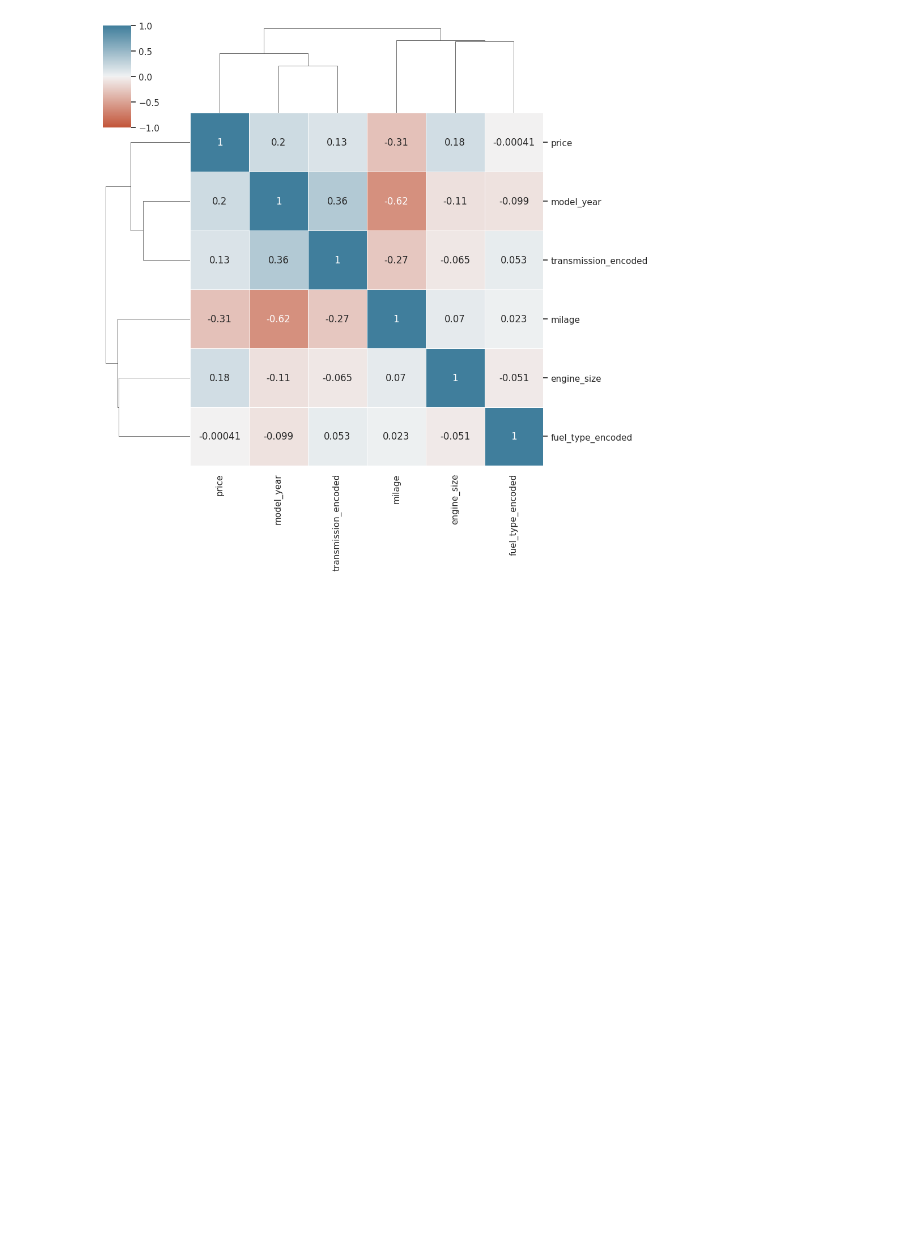
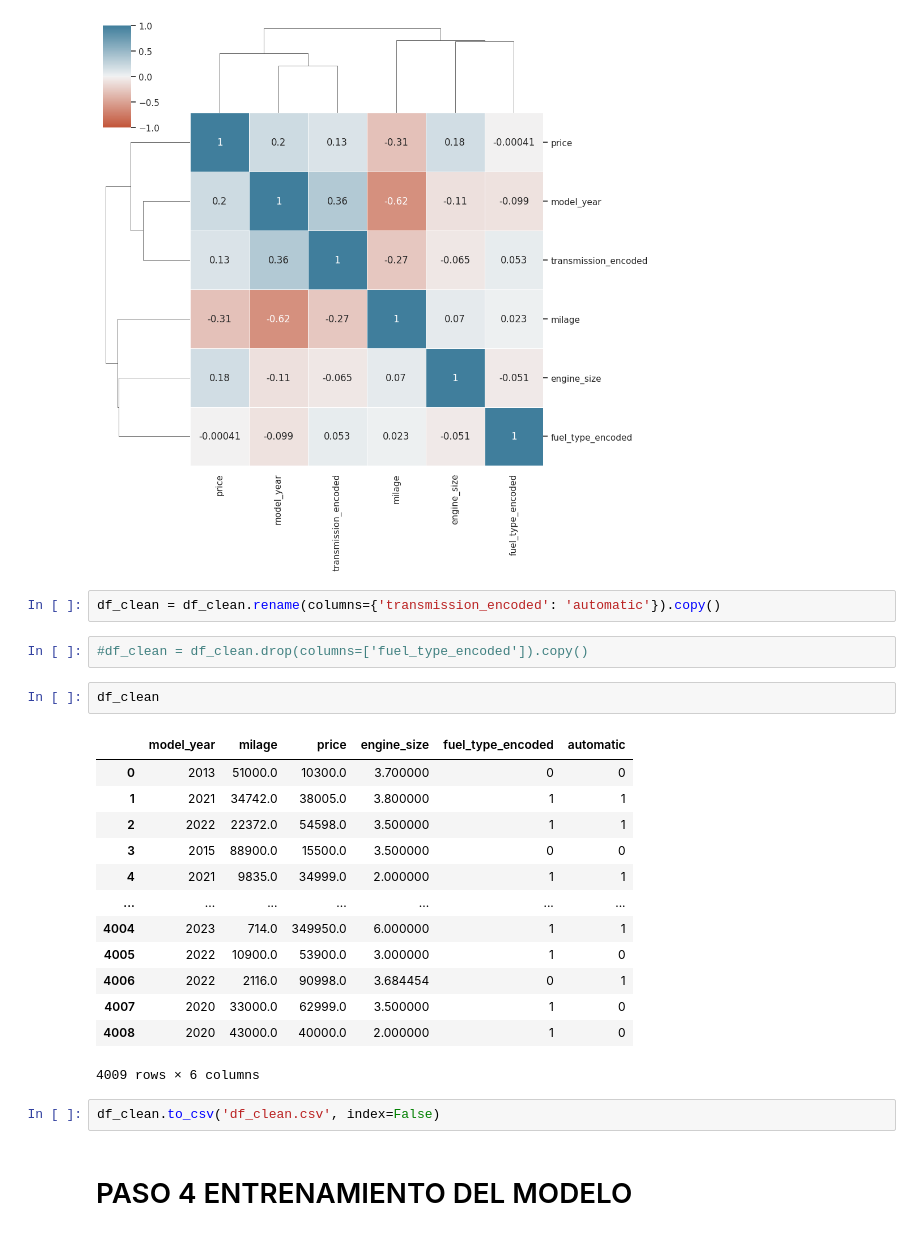
Before and after one commit to 12aptor/data-science-g4, a Jupyter notebook: dia1/notebook_used_cars.ipynb, the cells around one changed output. Drawn from its saved outputs; the diff is of its cells as text; blank space fills up the shorter version.

```diff
--- a/dia1/notebook_used_cars.ipynb
+++ b/dia1/notebook_used_cars.ipynb
@@ -233,3 +233,27 @@ sns.clustermap(
 # %% [output]
 <seaborn.matrix.ClusterGrid at 0x...>
 [figure]
+# %%
+df_clean = df_clean.rename(columns={'transmission_encoded': 'automatic'}).copy()
+# %%
+#df_clean = df_clean.drop(columns=['fuel_type_encoded']).copy()
+# %%
+df_clean
+# %% [output]
+|  | model_year | milage | price | engine_size | fuel_type_encoded | automatic |
+| 0 | 2013 | 51000.0 | 10300.0 | 3.700000 | 0 | 0 |
+| 1 | 2021 | 34742.0 | 38005.0 | 3.800000 | 1 | 1 |
+| 2 | 2022 | 22372.0 | 54598.0 | 3.500000 | 1 | 1 |
+| 3 | 2015 | 88900.0 | 15500.0 | 3.500000 | 0 | 0 |
+| 4 | 2021 | 9835.0 | 34999.0 | 2.000000 | 1 | 1 |
+| ... | ... | ... | ... | ... | ... | ... |
+| 4004 | 2023 | 714.0 | 349950.0 | 6.000000 | 1 | 1 |
+| 4005 | 2022 | 10900.0 | 53900.0 | 3.000000 | 1 | 0 |
+| 4006 | 2022 | 2116.0 | 90998.0 | 3.684454 | 0 | 1 |
+| 4007 | 2020 | 33000.0 | 62999.0 | 3.500000 | 1 | 0 |
+| 4008 | 2020 | 43000.0 | 40000.0 | 2.000000 | 1 | 0 |
+4009 rows × 6 columns
+# %%
+df_clean.to_csv('df_clean.csv', index=False)
+# %% [markdown]
+# PASO 4  ENTRENAMIENTO DEL MODELO
```
Also changed, not shown: parts of 15 cells of this notebook.
